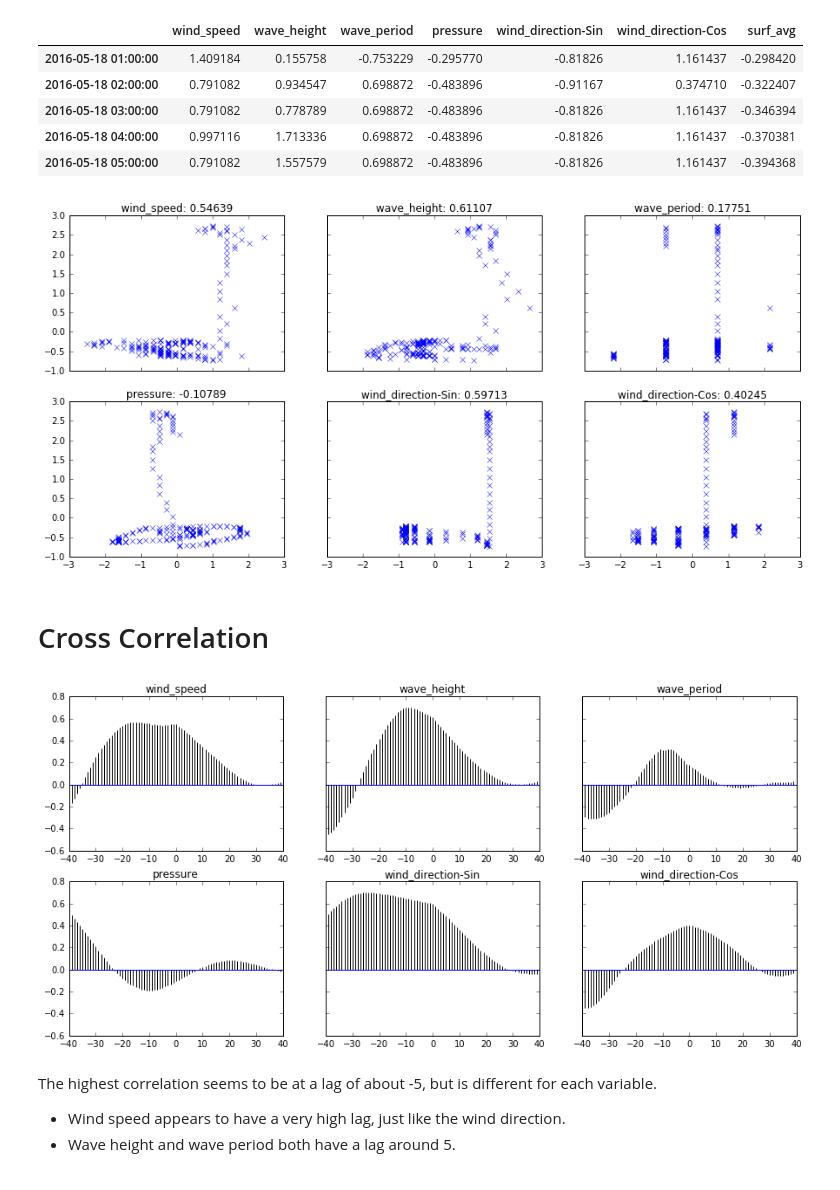
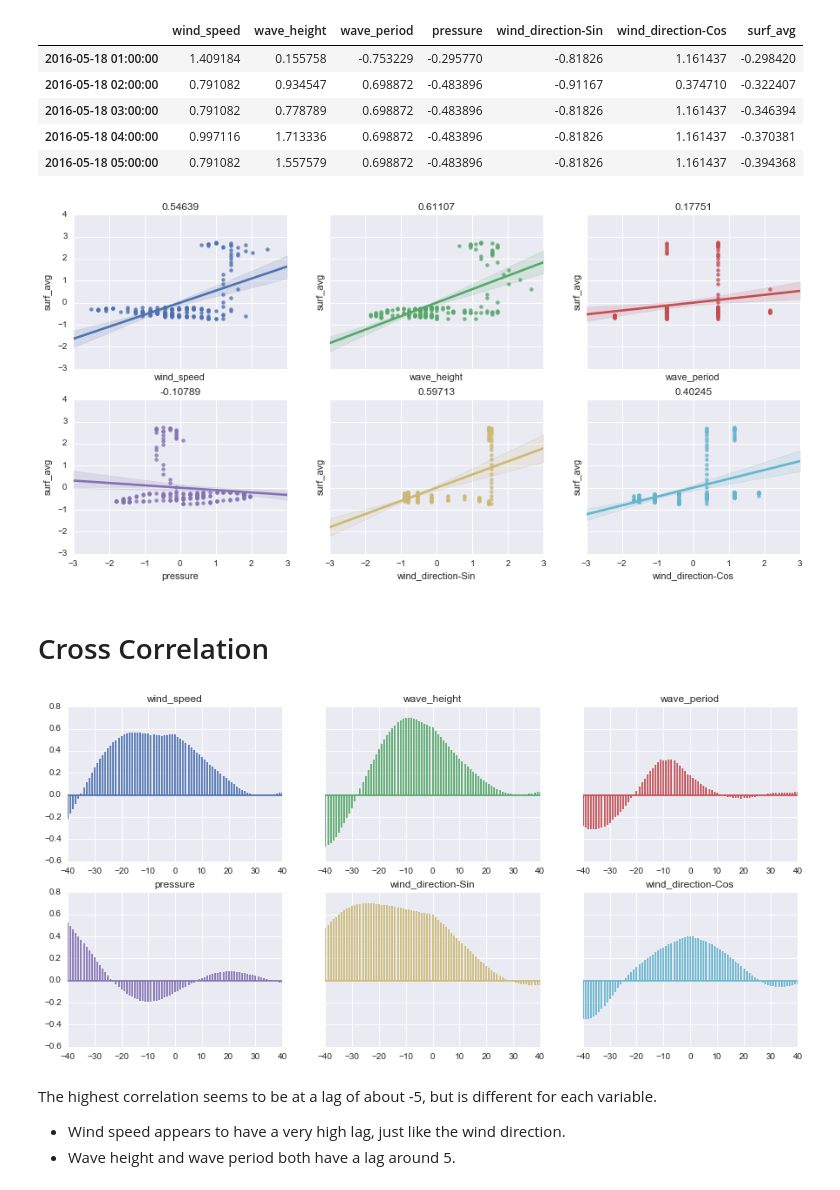
Before and after one commit to felix-last/wave-forecast, a Jupyter notebook: wave-forecast-prepare-data.ipynb, the cells around one changed output. Cells and saved outputs as stored; diff of their text form; code cells hidden in the pictures.

Commit message:
Use seaborn for plotting

```diff
--- a/wave-forecast-prepare-data.ipynb
+++ b/wave-forecast-prepare-data.ipynb
@@ -199,24 +200,22 @@ display(df_train.head())
 | 2016-05-18 05:00:00 | 0.791082 | 1.557579 | 0.698872 | -0.483896 | -0.81826 | 1.161437 | -0.394368 |
 # %%
 def plot_scatter_correlation(df, target):
-    fig, axes = plt.subplots(nrows=math.ceil(len(df.columns)/3), ncols=3, sharex=True, sharey=True)
-    fig.set_figwidth(15)
-    fig.set_figheight(7)
+    fig, axes = plt.subplots(nrows=math.ceil(len(df.columns)/3), ncols=3, sharex=True, sharey=True, figsize=(15,7))
     for i,variable in enumerate(df.columns):
         row = 0
         col = i
         if i > 2:
             row = 1
             col = i - 3
         correlation = df[variable].corr(target)
-        title = variable + ': ' + "{:.5f}".format(correlation)
-        axes[row][col].plot(df[variable], target, 'x')
+        title = "{:.5f}".format(correlation)    #variable + ': ' + "{:.5f}".format(correlation)
+        sns.regplot(df[variable], target, ax=axes[row][col])#, 'o')
         axes[row][col].set_title(title)
         #df.plot.scatter(x=variable, y=target_var, marker='+', ax=axes[row,col], title=title)
 
 plot_scatter_correlation(df_train[df_explanatory.columns], df_train[target_var])
 # %% [output]
-[figure, old version]
+[figure, new version]
 # %% [markdown]
 # Cross Correlation
 # %%
@@ -229,10 +228,10 @@ for i,var in enumerate(df_explanatory.columns):
     if i > 2:
         row = 1
         col = i - 3
-    axes[row][col].xcorr(df_train[var], df_train[target_var], maxlags=40)
+    axes[row][col].xcorr(df_train[var], df_train[target_var], maxlags=40, color=sns.color_palette()[i])
     axes[row][col].set_title(var)
 # %% [output]
-[figure, old version]
+[figure, new version]
 # %% [markdown]
 The highest correlation seems to be at a lag of about -5, but is different for each variable.
 - Wind speed appears to have a very high lag, just like the wind direction.
```
Also changed, not shown: parts of 12 cells of this notebook.
